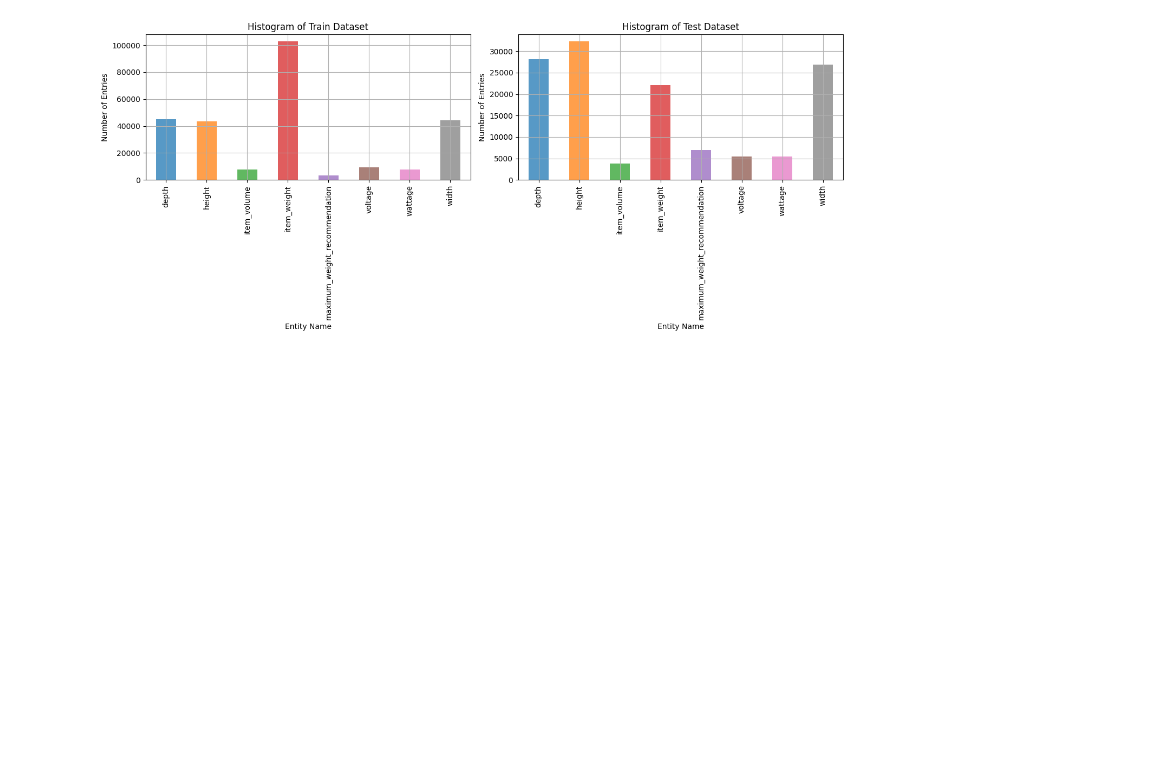
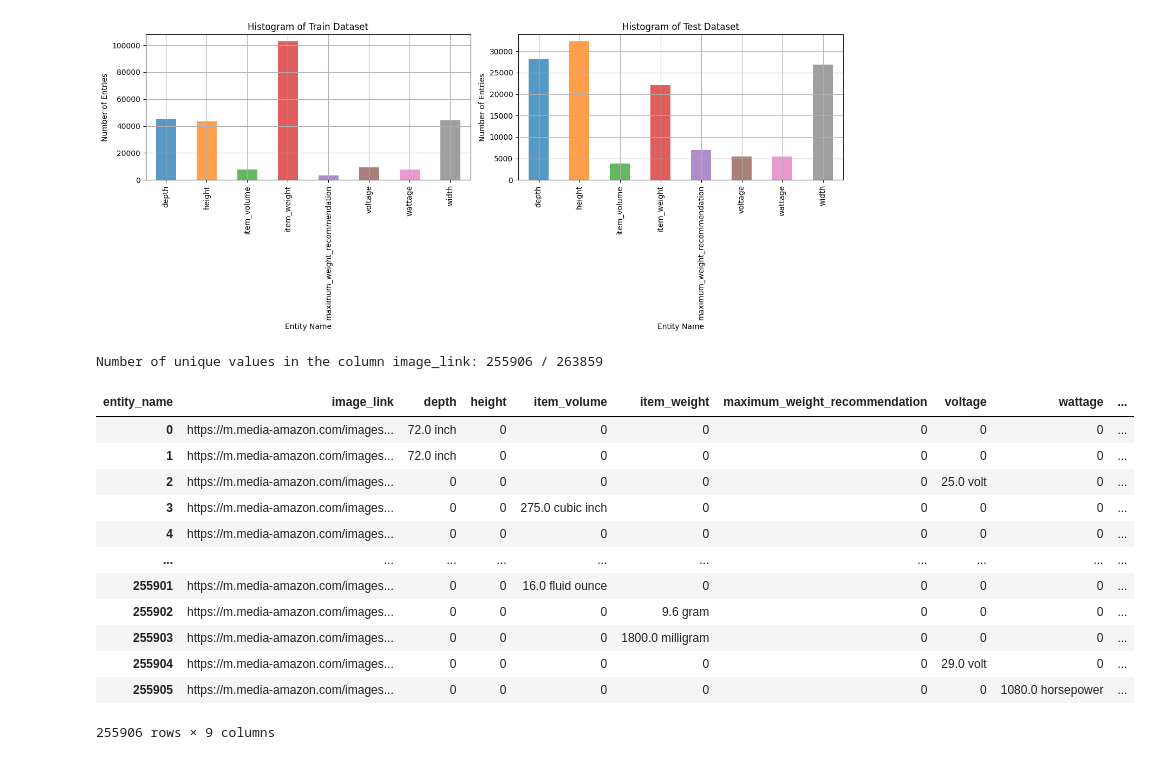
Before and after one commit to kanavgoyal898/tensors_AmazonMLChallenge, a Jupyter notebook: test.ipynb, the cells around one changed output. Cells and saved outputs as stored; diff of their text form; code cells hidden in the pictures; blank space fills up the shorter version.

Commit message:
Pivot Dataset

```diff
--- a/test.ipynb
+++ b/test.ipynb
@@ -68,3 +68,40 @@ group_column2 = 'entity_name'  # Replace with the group column for the second fi
 plot_two_histograms(file_path1, file_path2, group_column1, group_column2)
 # %% [output]
 [figure]
+# %%
+# Load the CSV file
+df = pd.read_csv('resources/dataset/train.csv')
+count = df.shape[0]
+
+# Count the number of unique values in a specific column
+unique_count = df['image_link'].nunique()
+
+print(f"Number of unique values in the column image_link: {unique_count} / {count}")
+# %% [output]
+Number of unique values in the column image_link: 255906 / 263859
+# %%
+# Group by 'image_link' and 'group_id', and aggregate the values
+# Use a suitable aggregation function for 'entity_value' and 'group_id'
+grouped_df = df.groupby(['image_link', 'entity_name'])['entity_value'].sum().reset_index()
+
+# Pivot the grouped dataframe based on 'entity_name'
+pivot_df = grouped_df.pivot_table(index=['image_link'], columns='entity_name', values='entity_value', aggfunc='sum', fill_value=0)
+
+# Reset index to flatten the DataFrame
+pivot_df_reset = pivot_df.reset_index()
+
+pivot_df_reset
+# %% [output]
+| entity_name | image_link | depth | height | item_volume | item_weight | maximum_weight_recommendation | voltage | wattage | ... |
+| 0 | https://m.media-amazon.com/images... | 72.0 inch | 0 | 0 | 0 | 0 | 0 | 0 | ... |
+| 1 | https://m.media-amazon.com/images... | 72.0 inch | 0 | 0 | 0 | 0 | 0 | 0 | ... |
+| 2 | https://m.media-amazon.com/images... | 0 | 0 | 0 | 0 | 0 | 25.0 volt | 0 | ... |
+| 3 | https://m.media-amazon.com/images... | 0 | 0 | 275.0 cubic inch | 0 | 0 | 0 | 0 | ... |
+| 4 | https://m.media-amazon.com/images... | 0 | 0 | 0 | 0 | 0 | 0 | 0 | ... |
+| ... | ... | ... | ... | ... | ... | ... | ... | ... | ... |
+| 255901 | https://m.media-amazon.com/images... | 0 | 0 | 16.0 fluid ounce | 0 | 0 | 0 | 0 | ... |
+| 255902 | https://m.media-amazon.com/images... | 0 | 0 | 0 | 9.6 gram | 0 | 0 | 0 | ... |
+| 255903 | https://m.media-amazon.com/images... | 0 | 0 | 0 | 1800.0 milligram | 0 | 0 | 0 | ... |
+| 255904 | https://m.media-amazon.com/images... | 0 | 0 | 0 | 0 | 0 | 29.0 volt | 0 | ... |
+| 255905 | https://m.media-amazon.com/images... | 0 | 0 | 0 | 0 | 0 | 0 | 1080.0 horsepower | ... |
+255906 rows × 9 columns
```
